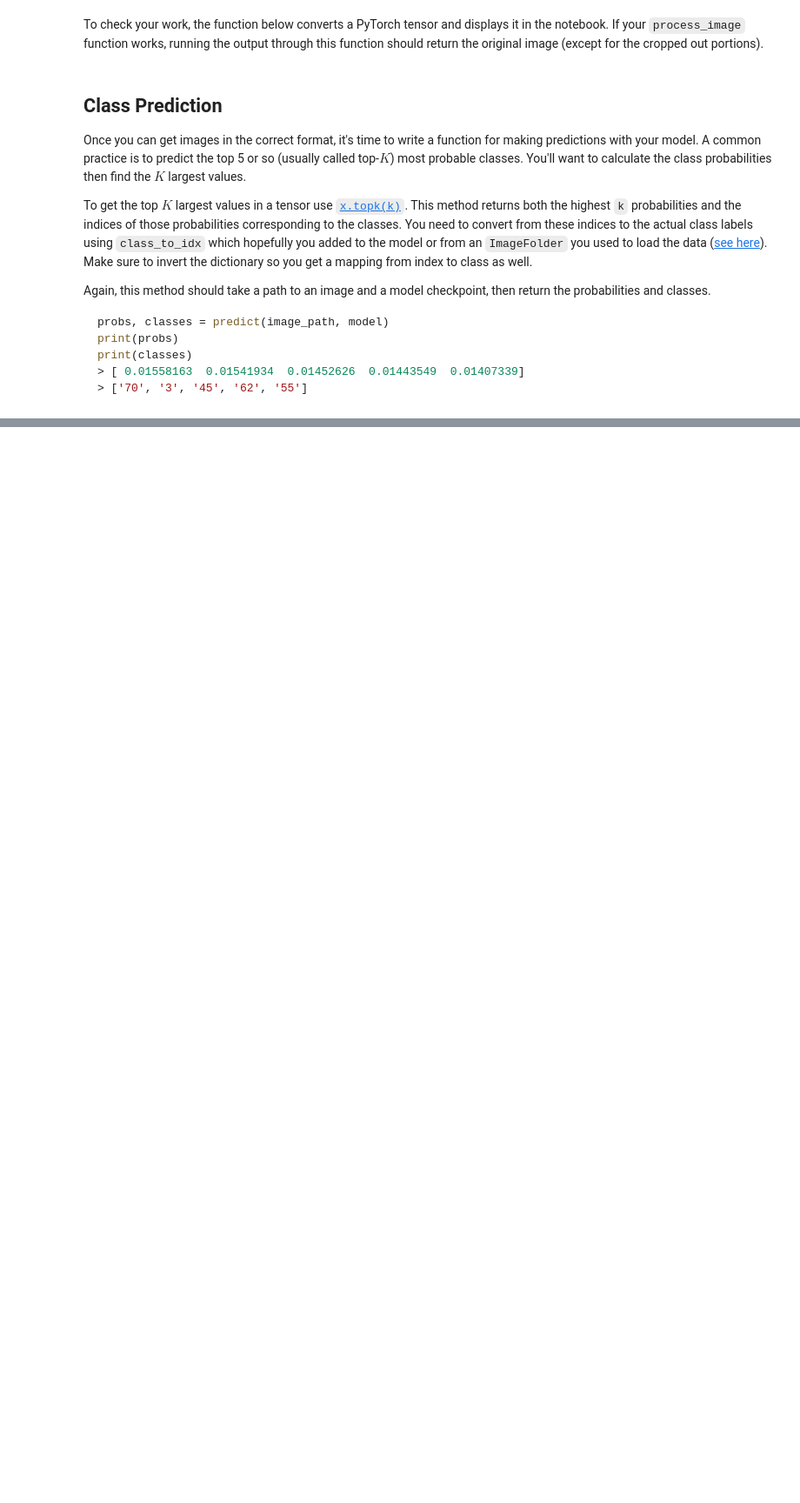
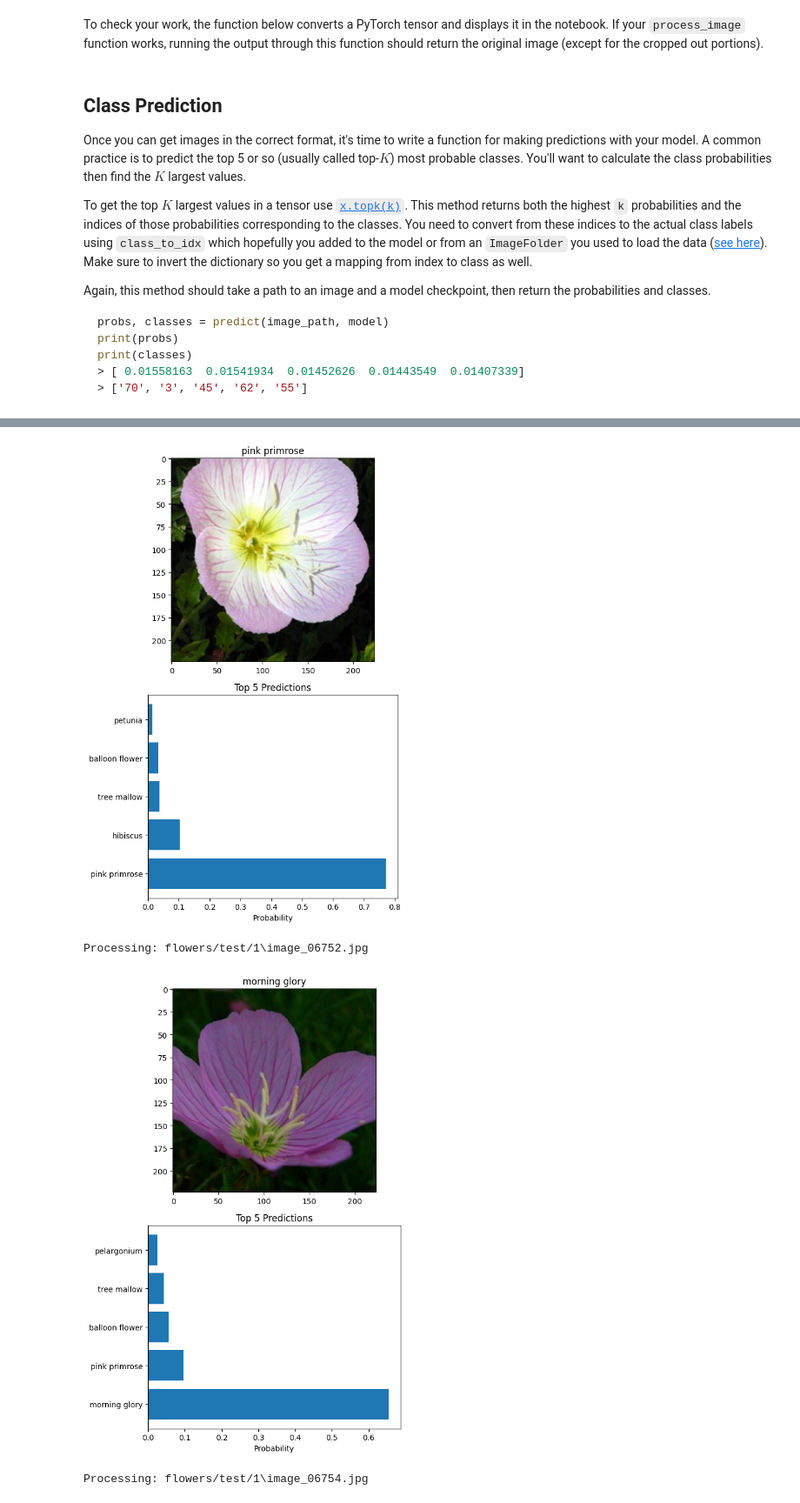
Before and after one commit to cariad-nabeel-zaidi/udacity-aipnd-image-classification, a Jupyter notebook: Image Classifier Project.ipynb, the cells around one changed output, grey strips where cells are left out. Shown at 87% size. Saved outputs shown, nothing was run; the diff lists cells and outputs as text; code cells hidden in the pictures; blank space fills up the shorter version.

Commit message:
updated prediction print and show prediction function for plots

```diff
--- a/Image Classifier Project.ipynb
+++ b/Image Classifier Project.ipynb
@@ -661,8 +661,3 @@ def predict(image_path, model, topk=5):
     classes = [idx_to_class[c] for c in classes]
 
     return probs, classes
-# %%
-probs, classes = predict("flowers/test/1/image_06743.jpg", model)
-
-print(probs)
-print(classes)
@@ -721,0 +807,29 @@ plt.show()
+# %%
+import glob  # used to find files in folders using patterns like *.jpg
+
+# -----------------------------------------
+# 1. GET IMAGE FILE PATHS
+# -----------------------------------------
+# This collects all .jpg images from class folder "1"
+# [:5] means we only take first 5 images for quick testing
+image_paths = glob.glob("flowers/test/1/*.jpg")[:5]
+
+# -----------------------------------------
+# 2. LOOP THROUGH EACH IMAGE
+# -----------------------------------------
+for img_path in image_paths:
+
+    # -----------------------------------------
+    # 3. PRINT CURRENT IMAGE BEING PROCESSED
+    # -----------------------------------------
+    print("Processing:", img_path)
+
+    # -----------------------------------------
+    # 4. CALL VISUALIZATION FUNCTION
+    # -----------------------------------------
+    # This function:
+    # - runs prediction on the image
+    # - shows the image
+    # - shows top 5 predicted flower classes
+    show_prediction(img_path, model)
+# %% [output]
@@ -721,0 +837,4 @@ plt.show()
+[figure, added]
+Processing: flowers/test/1\image_06752.jpg
+[figure, added]
+Processing: flowers/test/1\image_06754.jpg
```
Also changed, not shown: parts of 4 cells of this notebook.
